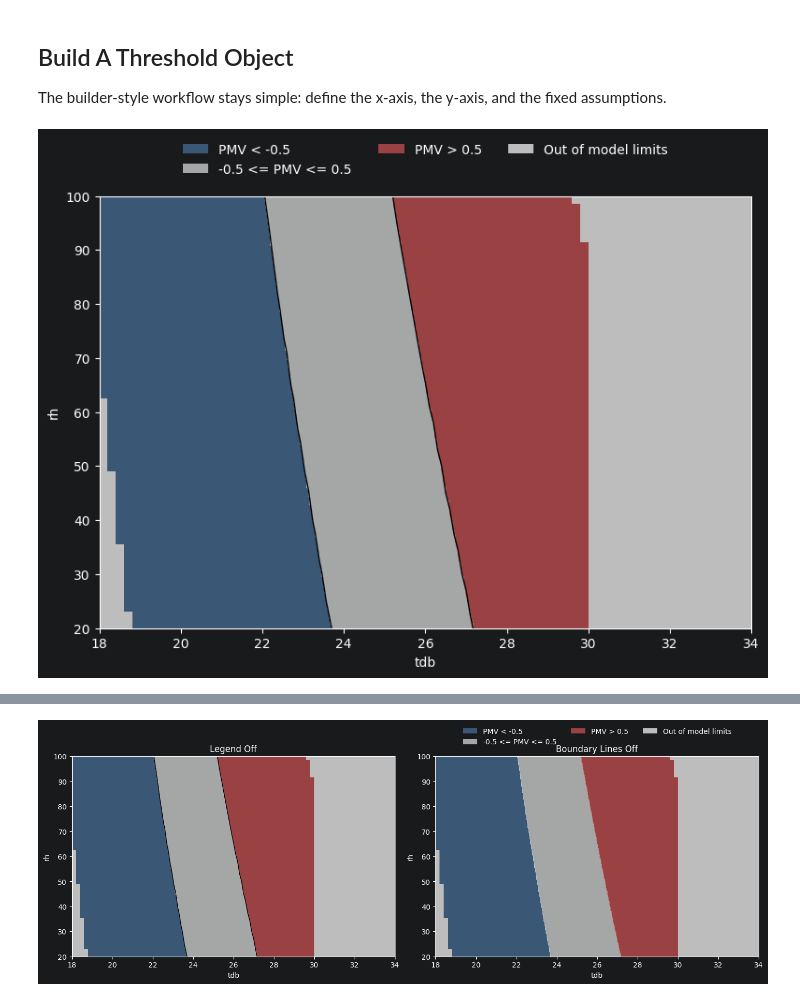
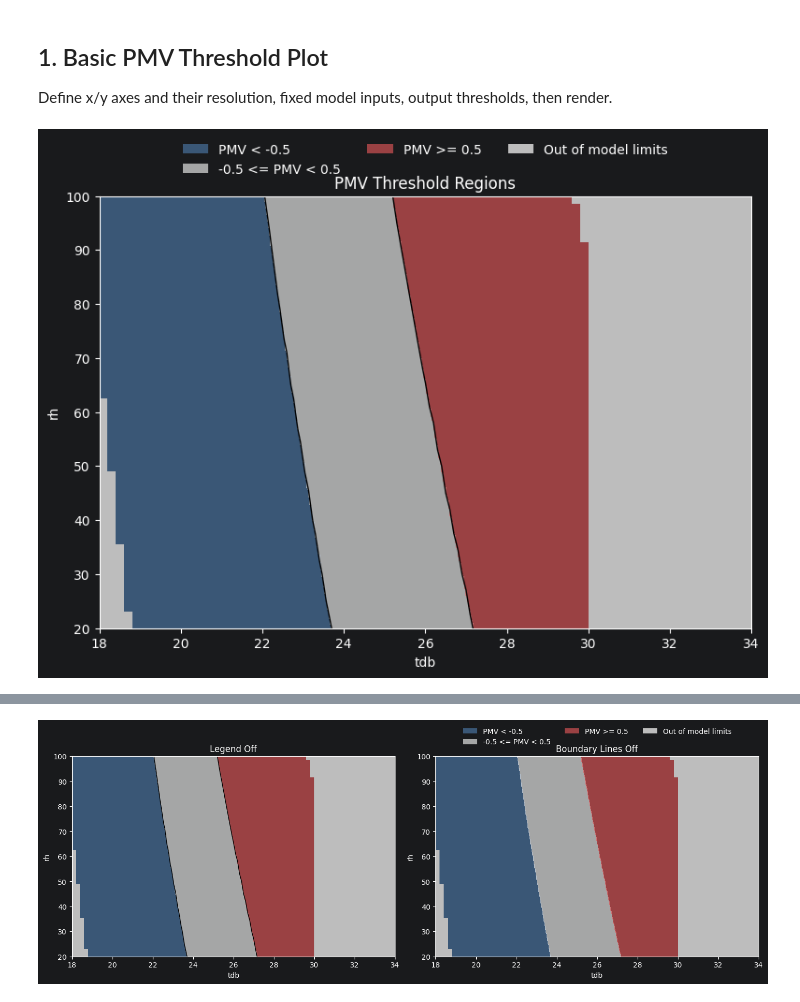
Before and after one commit to HuiHuangWYU/pythermalcomfort, a Jupyter notebook: docs/documentation/plots/matplotlib/threshold_plot.ipynb, the cells around one changed output, grey strips where cells are left out. Cells and saved outputs as stored; diff of their text form; code cells hidden in the pictures.

```diff
--- a/docs/documentation/plots/matplotlib/threshold_plot.ipynb
+++ b/docs/documentation/plots/matplotlib/threshold_plot.ipynb
@@ -10,19 +10,15 @@ from pythermalcomfort.plots.matplotlib.threshold import Threshold, ThresholdsCon
-# %% [markdown]
-## Build A Threshold Object
-
-The builder-style workflow stays simple: define the x-axis, the y-axis, and the fixed assumptions.
+# %% [markdown]
+## 1. Basic PMV Threshold Plot
+
+Define x/y axes and their resolution, fixed model inputs, output thresholds, then render.
 # %%
-Model_1 = (
-    Threshold(model_func=pmv_ppd_iso)
-    .x(tdb=(18.0, 34.0))
-    .y(rh=(20.0, 100.0))
-    .parameters(vr=0.10, met=1.2, clo=0.5, wme=0.0)
-    .plot(
-        output="pmv",
-        thresholds=ThresholdsConfig(thresholds=[-0.5, 0.5]),
-        x_resolution=0.2,
-        y_resolution=0.5,
-    )
+pmv_result = (
+    ThresholdPlot(pmv_ppd_iso)
+    .set_x_axis("tdb", 18.0, 34.0, resolution=0.2)
+    .set_y_axis("rh", 20.0, 100.0, resolution=0.5)
+    .set_params(vr=0.10, met=1.2, clo=0.5, wme=0.0)
+    .set_regions(output="pmv", thresholds=[-0.5, 0.5])
+    .plot(title="PMV Threshold Regions")
 )
 # %% [output]
-[figure, old version]
+[figure, new version]
```
Also changed, not shown: parts of 20 cells of this notebook, 8 other files.
